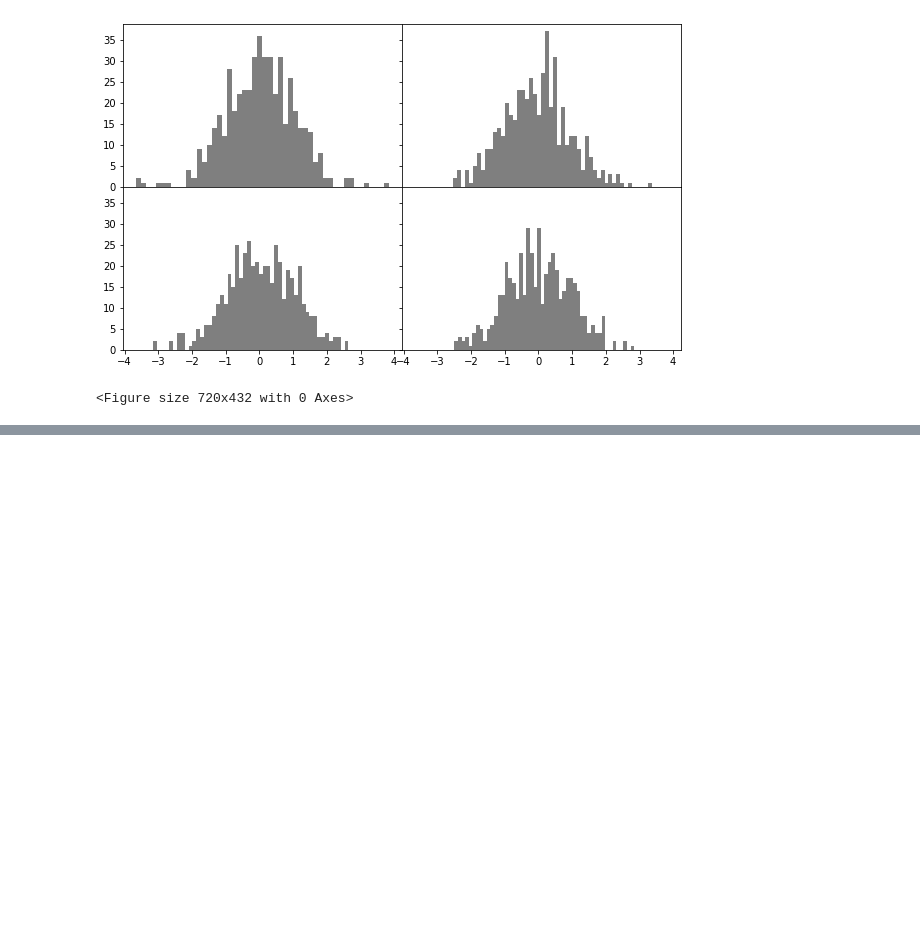
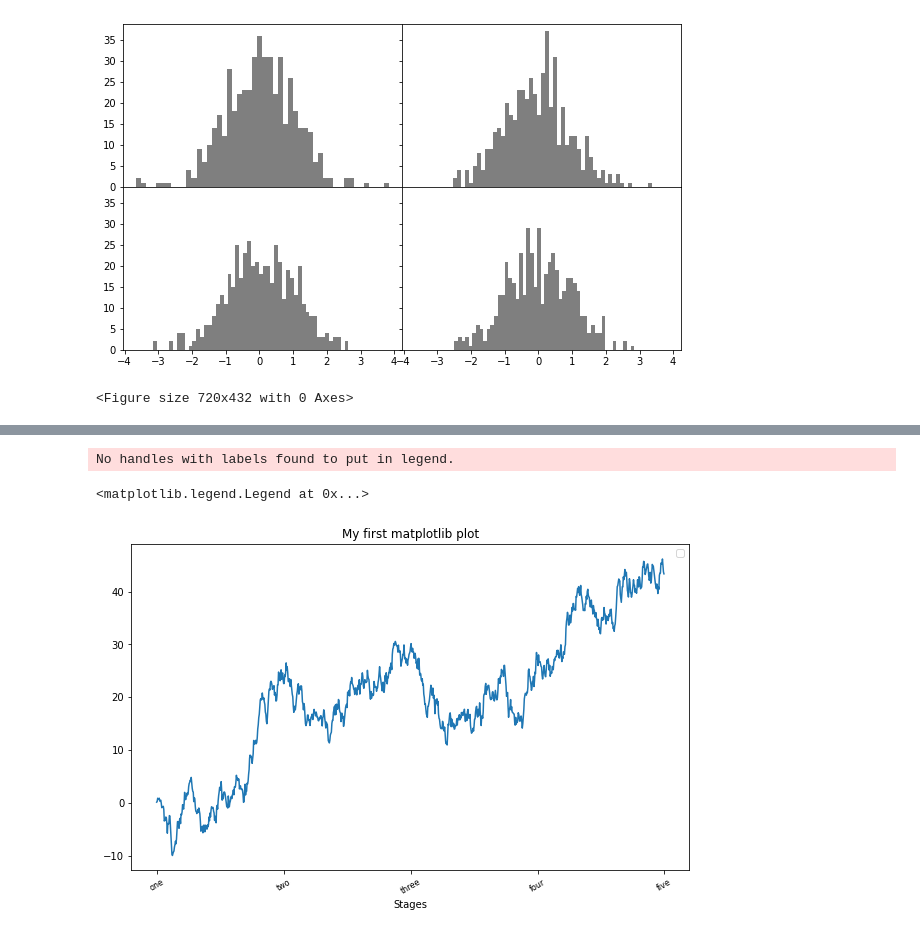
Before and after one commit to nurrizkyimani/flood-jsc-yli, a Jupyter notebook: training-try.ipynb, the cells around one changed output, grey strips where cells are left out. Drawn from its saved outputs; the diff is of its cells as text; code cells hidden in the pictures; blank space fills up the shorter version.

```diff
--- a/training-try.ipynb
+++ b/training-try.ipynb
@@ -115,0 +137,20 @@ fig = plt.figure()
+# %%
+fig, ax = plt.subplots()
+#! figure,id=vis_ticks_one,width=3.5in,title="Simple plot for illustrating xticks (with default labels)"
+ax.plot(np.random.standard_normal(1000).cumsum());
+
+ticks = ax.set_xticks([0, 250, 500, 750, 1000])
+labels = ax.set_xticklabels(["one", "two", "three", "four", "five"],rotation=30, fontsize=8)
+
+#! ipython id=933a74fa372e40349697f0c32e50f259
+ax.set_xlabel("Stages")
+#! figure,id=vis_ticks_two,width=3.5in,title="Simple plot for illustrating custom xticks"
+ax.set_title("My first matplotlib plot")
+
+#! ipython id=930f945557234991a575666e39e2690a
+#! figure,id=vis_legend_ex,width=4in,title="Simple plot with three lines and legend"
+ax.legend()
+# %% [output]
+No handles with labels found to put in legend.
+<matplotlib.legend.Legend at 0x...>
+[figure, added]
```
Also changed, not shown: parts of 9 cells of this notebook.
